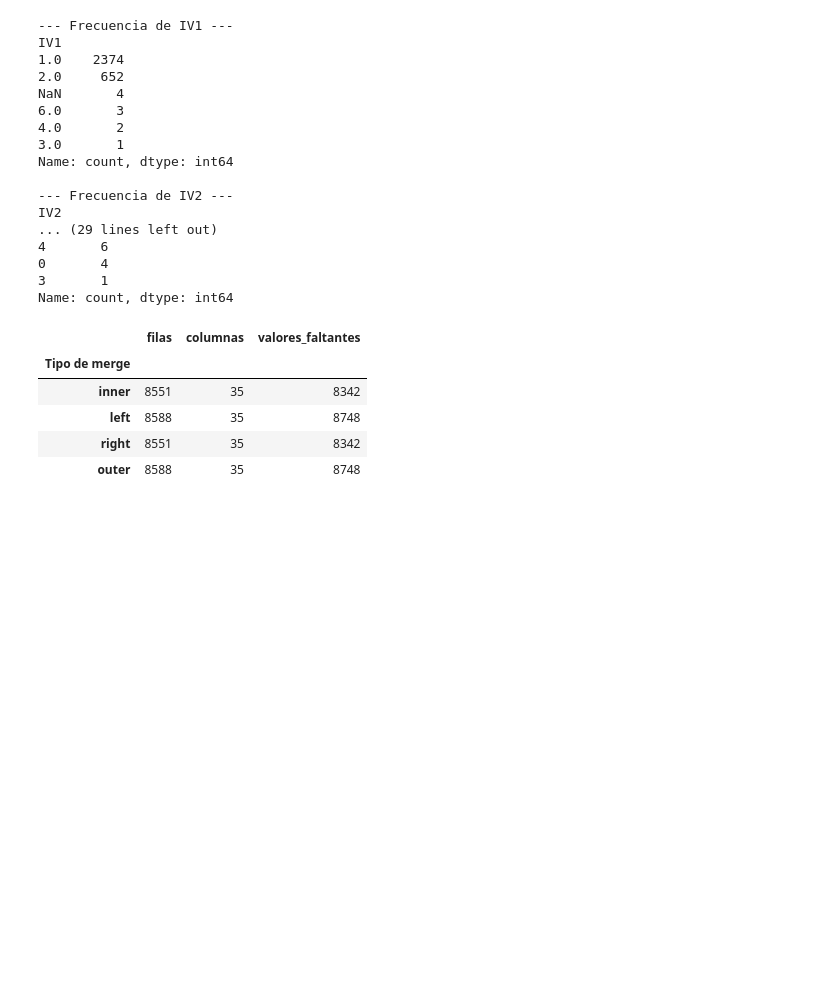
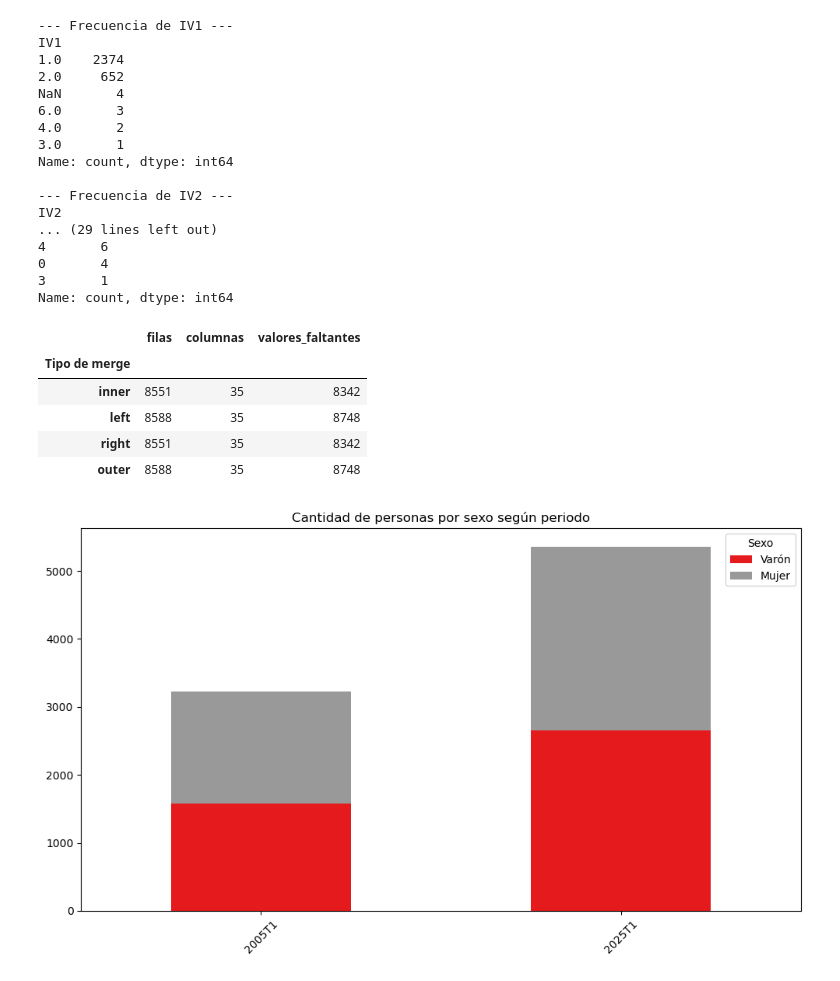
Before and after one commit to franlecam/BigDataUBA-Grupo1, a Jupyter notebook: tp1.ipynb, the cells around one changed output. Saved outputs shown, nothing was run; the diff lists cells and outputs as text; code cells hidden in the pictures; blank space fills up the shorter version.

Commit message:
Update tp1.ipynb
Comence con la segunda parte (aun no terminado)

```diff
--- a/tp1.ipynb
+++ b/tp1.ipynb
@@ -958,3 +958,27 @@ display(df_resumen)
 | left | 8588 | 35 | 8748 |
 | right | 8551 | 35 | 8342 |
 | outer | 8588 | 35 | 8748 |
+# %%
+# Parte 2 | Juan
+
+import pandas as pd
+import matplotlib.pyplot as plt
+
+# 1. Contar cantidad de registros por combinación PERIODO y CH04
+tabla = df_individuos.groupby(['PERIODO', 'CH04']).size().unstack()
+
+# 2. Renombrar columnas para mayor claridad
+tabla.columns = ['Varón', 'Mujer']  # si CH04 = 1 y 2
+
+# 3. Graficar barras apiladas
+tabla.plot(kind='bar', stacked=True, figsize=(10, 6), colormap='Set1')
+
+plt.title('Cantidad de personas por sexo según periodo')
+plt.ylabel('')
+plt.xlabel('')
+plt.legend(title='Sexo')
+plt.xticks(rotation=45)
+plt.tight_layout()
+plt.show()
+# %% [output]
+[figure, added]
```
Also changed, not shown: parts of 5 cells of this notebook.
